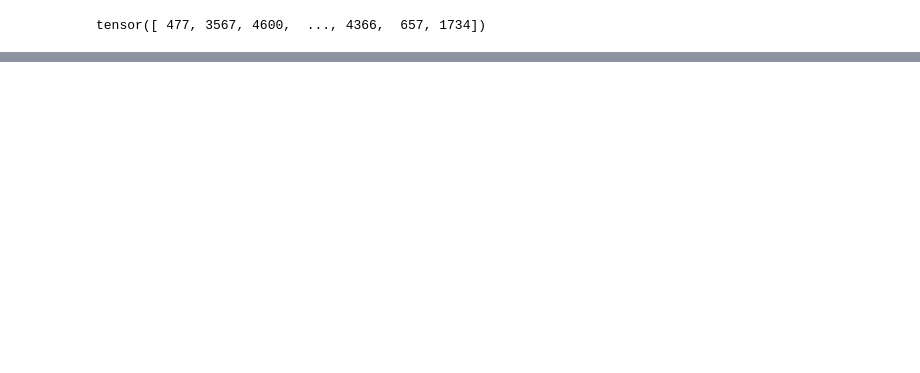
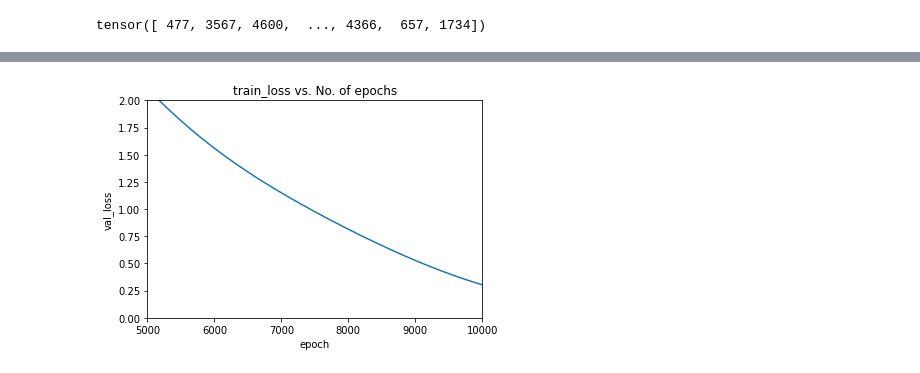
Before and after one commit to zeze1004/AI, a Jupyter notebook: Homework2.ipynb, the cells around one changed output, grey strips where cells are left out. Cells and saved outputs as stored; diff of their text form; code cells hidden in the pictures; blank space fills up the shorter version.

```diff
--- a/Homework2.ipynb
+++ b/Homework2.ipynb
@@ -133,0 +178,17 @@ print(loss_train_data)
+# %%
+# optimazer 'Adam' 사용시
+# epoch에 따른 train data training loss 그래프
+from matplotlib import pyplot as plt
+import numpy as np
+n_epochs = 10000
+plt.title('train_loss vs. No. of epochs');
+x = range(n_epochs)
+y = loss_train_data
+plt.xlabel('epoch')
+plt.ylabel('val_loss')
+plt.xlim(5000,10000) # y축 범위
+plt.ylim(0,2) # y축 범위
+plt.plot(x,y)
+plt.show()
+# %% [output]
+[figure, added]
```
Also changed, not shown: parts of 16 cells of this notebook.
